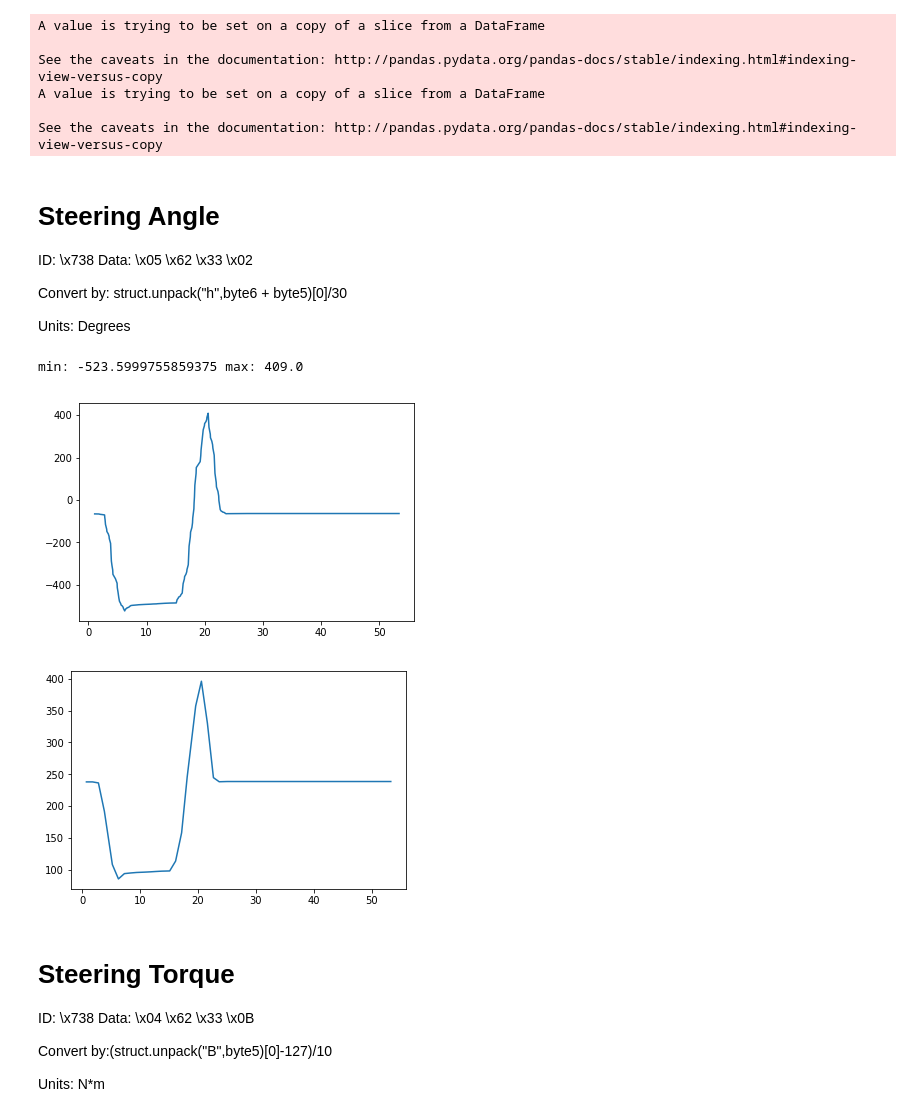
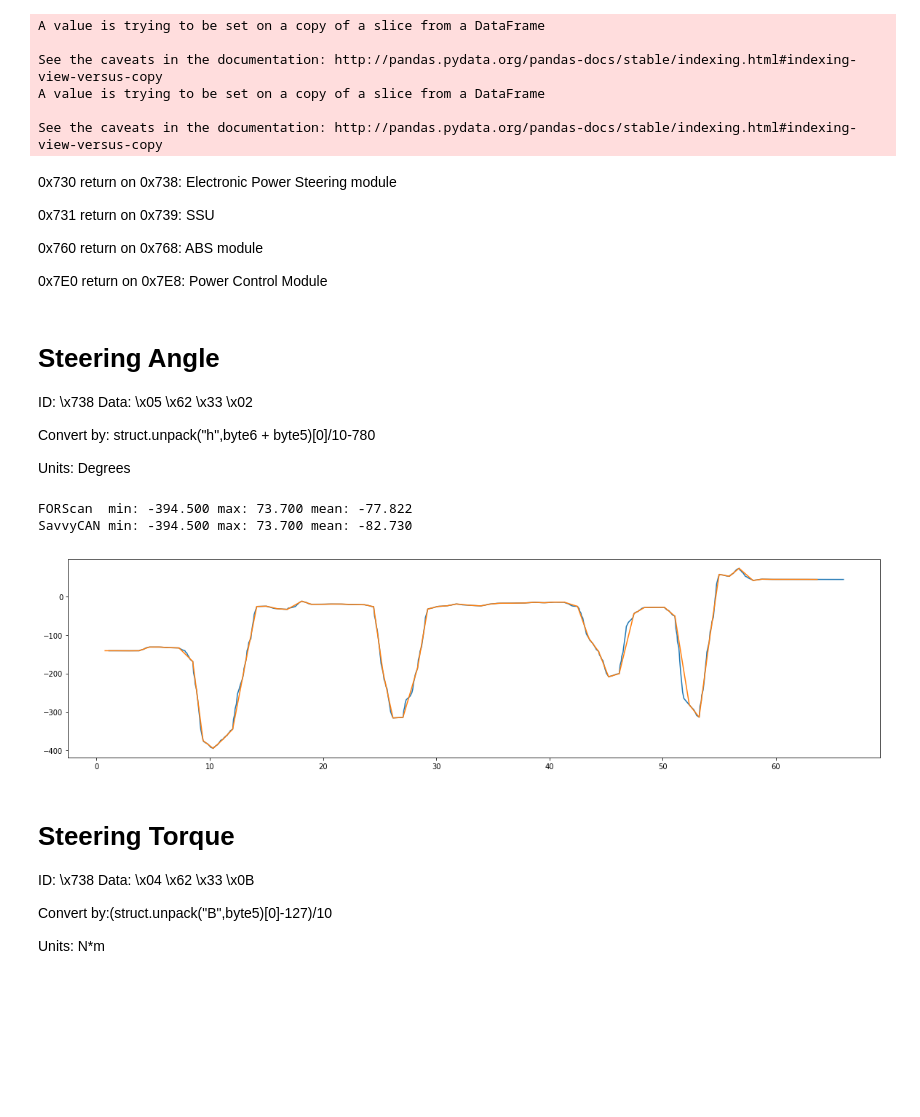
Before and after one commit to denck007/DrivingRecorder, a Jupyter notebook: RE_forscan_vs_savvycan.ipynb, the cells around one changed output. Cells and saved outputs as stored; diff of their text form; code cells hidden in the pictures; blank space fills up the shorter version.

Commit message:
addition of new parameters

```diff
--- a/RE_forscan_vs_savvycan.ipynb
+++ b/RE_forscan_vs_savvycan.ipynb
@@ -6,9 +6,10 @@ import pandas as pd
 import matplotlib.pyplot as plt
 import numpy as np
 import struct
+plt.rcParams['figure.figsize'] = [20,5]
 # %%
-fnameFORScan = "~/car/CANDumps/steeringTest_forscan_20180604_01.csv"
-fnameSavvyCAN = "~/car/CANDumps/steeringTest_SavvyCAN_20180604_01.csv"
+fnameFORScan = "~/car/CANDumps/LiveData_2018-07-27_21.14.04.csv"
+fnameSavvyCAN = "~/car/CANDumps/savvycan_drivingdump_20180727.csv"
 # %%
 def readFORScan(fname):
     '''
@@ -18,7 +19,7 @@ def readFORScan(fname):
     |  <time>  | <val> | <val> | ... | <val> |
     '''
 
-    delimiters = [",",";"]
+    delimiters = [";",","]
     for delim in delimiters:
         try:
             data = pd.read_csv(fnameFORScan,delimiter=delim)
@@ -35,7 +36,7 @@ def readFORScan(fname):
     data = data.rename(index=bytes,columns=newCols)
     data = data[data.time>1000] # eliminate the first second of data, may have bad values
     data = data.reset_index(drop=True) # reset the inde
-    for c in cols:
+    for c in data.columns:
         if data[c][0] == "Off" or data[c][0] == "On":
             data[c][data[c] == "Off"] = 0
             data[c][data[c] == "On"] = 1
@@ -93,30 +94,38 @@ See the caveats in the documentation: http://pandas.pydata.org/pandas-docs/stabl
 A value is trying to be set on a copy of a slice from a DataFrame
 
 See the caveats in the documentation: http://pandas.pydata.org/pandas-docs/stable/indexing.html#indexing-view-versus-copy
+# %% [markdown]
+0x730 return on 0x738: Electronic Power Steering module
+
+0x731 return on 0x739: SSU
+
+0x760 return on 0x768: ABS module
+
+0x7E0 return on 0x7E8: Power Control Module
 # %% [markdown]
 # Steering Angle
 ID: \x738    Data: \x05 \x62 \x33 \x02
 
-Convert by: struct.unpack("h",byte6 + byte5)[0]/30
+Convert by: struct.unpack("h",byte6 + byte5)[0]/10-780
 
 Units: Degrees
 # %%
 # filter by steering angle
 angle = dfs[(dfs["ID"]==b"\x00\x00\x07\x38") & (dfs["D1"]==b"\x05")& (dfs["D2"]==b"\x62")& (dfs["D3"]==b"\x33")& (dfs["D4"]==b"\x02")]
 angle = angle.reset_index(drop=True)
+a = angle.apply(lambda row: convertTo_int16(row["D6"]+row["D5"]),axis=1)
+a_converted = a/10-780
 
-print("min: {} max: {}".format(dff["STR_ANG"].min(),dff["STR_ANG"].max()))
+print("FORScan  min: {:.3f} max: {:.3f} mean: {:.3f}".format(dff["STR_ANG"].min(),dff["STR_ANG"].max(),dff["STR_ANG"].mean()))
+print("SavvyCAN min: {:.3f} max: {:.3f} mean: {:.3f}".format(a_converted.min(),a_converted.max(),a_converted.mean()))
+
 plt.plot(dff["time"],dff["STR_ANG"])
+plt.plot(angle["Time Stamp"],a_converted)
 plt.show()
-
-d = angle.apply(lambda row: convertTo_int16(row["D6"]+row["D5"]),axis=1)
-d = d/30
-plt.plot(angle["Time Stamp"],d)
-plt.show()
 # %% [output]
-min: -523.5999755859375 max: 409.0
+FORScan  min: -394.500 max: 73.700 mean: -77.822
+SavvyCAN min: -394.500 max: 73.700 mean: -82.730
-[figure, old version]
+[figure, new version]
-[figure, removed]
 # %% [markdown]
 # Steering Torque
 ID: \x738    Data: \x04 \x62 \x33 \x0B
```
Also changed, not shown: parts of 27 cells of this notebook, 1 other file.
